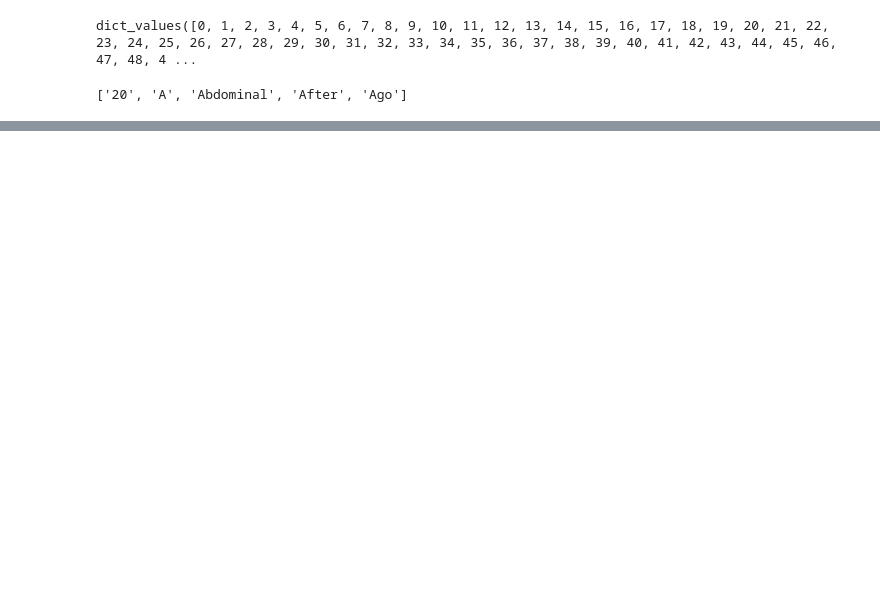
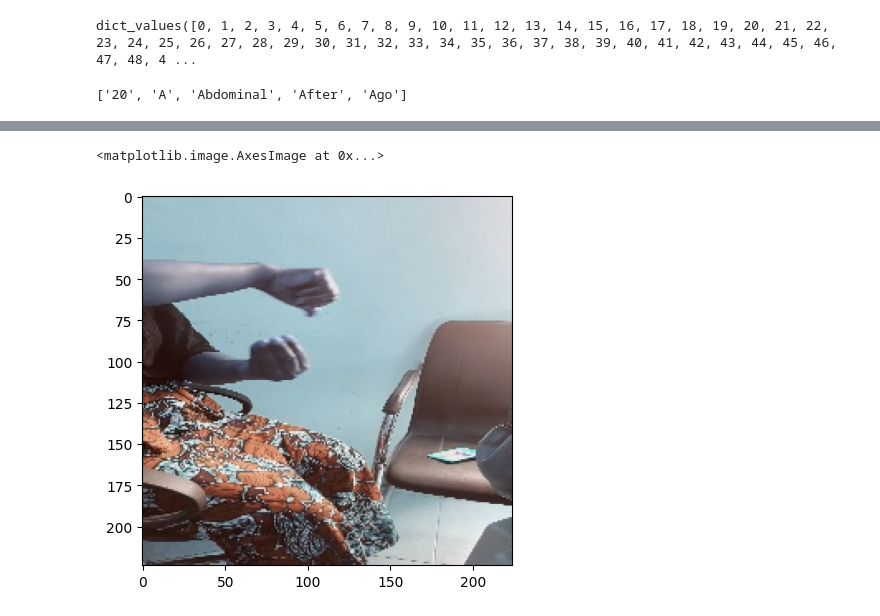
Before and after one commit to BINARY-DIGITAL-HUB/Sign-language-translation, a Jupyter notebook: code.ipynb, the cells around one changed output, grey strips where cells are left out. Cells and saved outputs as stored; diff of their text form; code cells hidden in the pictures; blank space fills up the shorter version.

```diff
--- a/code.ipynb
+++ b/code.ipynb
@@ -423,0 +557,3 @@ KeyboardInterrupt:
+# %%
+about_frames_path = frame_data_paths['Around'][:8]
+about_frames_path
@@ -423,0 +569,11 @@ KeyboardInterrupt:
+# %%
+def get_numpy_samples(frames_numpy):
+    plot_image = []
+    for path in frames_numpy:
+        print(path)
+        plot_image.append(cv2.imread(path))
+
+    return np.array(plot_image)
+# %%
+images = get_numpy_samples(about_frames_path)
+images.shape
@@ -423,0 +590,5 @@ KeyboardInterrupt:
+# %%
+plt.imshow(images[0])
+# %% [output]
+<matplotlib.image.AxesImage at 0x...>
+[figure, added]
```
Also changed, not shown: parts of 28 cells of this notebook.
